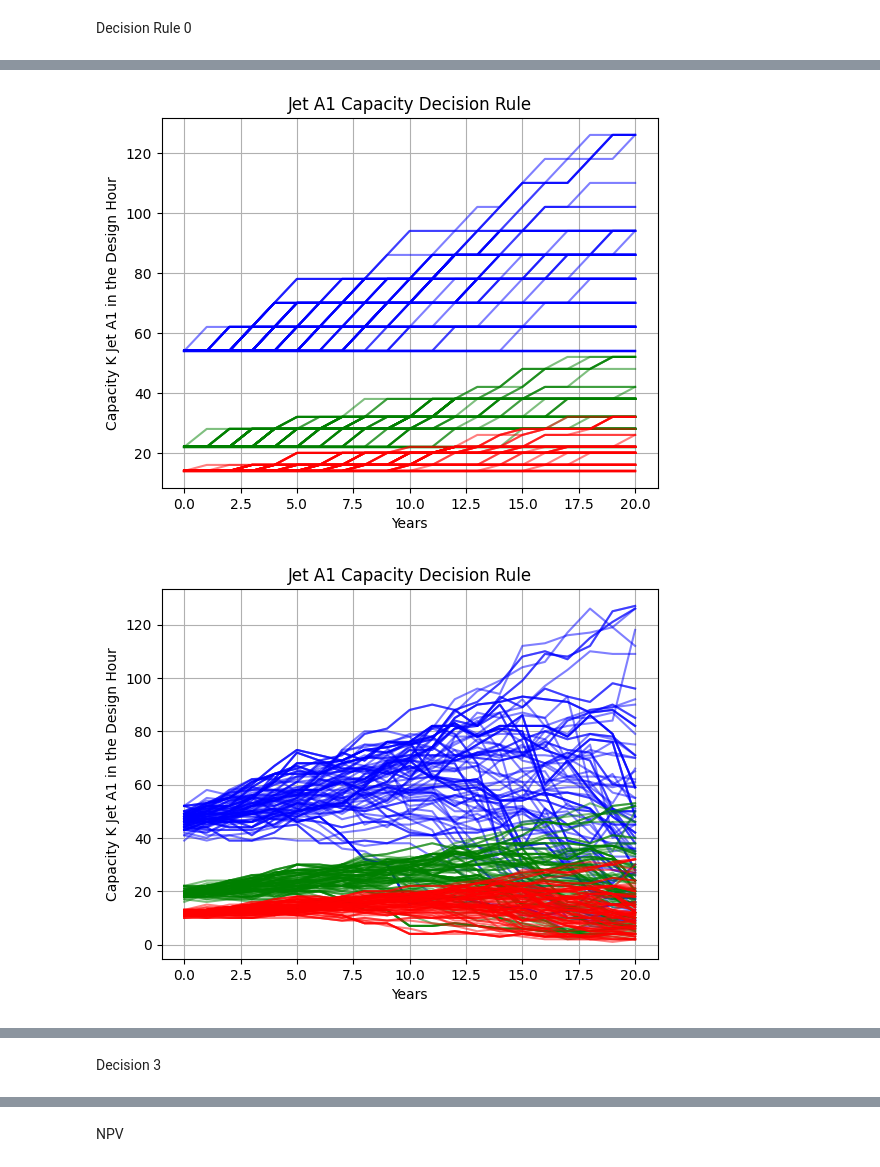
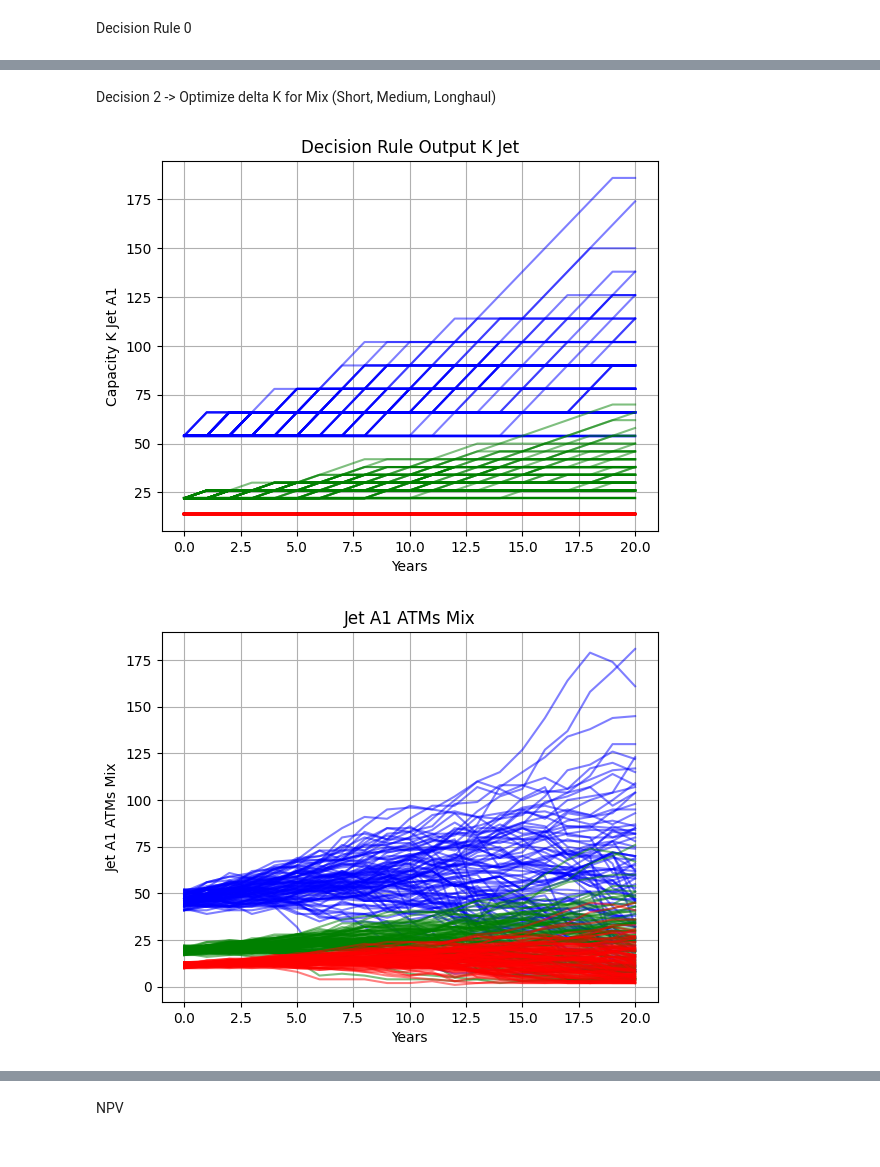
Before and after one commit to Oli767/Masterthesis, a Jupyter notebook: MT.ipynb, the cells around one changed output, grey strips where cells are left out. Saved outputs shown, nothing was run; the diff lists cells and outputs as text; code cells hidden in the pictures.

```diff
--- a/MT.ipynb
+++ b/MT.ipynb
@@ -84,7 +84,7 @@ Param = {
     "Dt0": 25000000,  # Demand at t0
     "dt": 1,  # Steptime in Years
     "Fth": 20,  # Time Horizon of Forecasts in Steptime
-    "No_Forecasts": 100,  # Number of Forecasts
+    "No_Forecasts": 1000,  # Number of Forecasts
     "No_Forecasts_plot": 100,  # Number of Forecasts to be plotted
     "mu": 0.042754330256447565,  # Average Demand growth per year
     "sigma": 0.05813761525452841,  # Volatility of Demand development per year
@@ -715,7 +715,7 @@ Parameters for Decision Rule Optimization
 Param["lower_theta"] = 0
 Param["upper_theta"] = 12
 Param["stepsize_theta"] = 1
-Param["lower_condition"] = -1
+Param["lower_condition"] = 0
 Param["upper_condition"] = 2
 Param["stepsize_condition"] = 1
 # %%
@@ -806,3 +805,5 @@ Decision 2
+# %% [markdown]
+Decision 2 -> Optimize delta K for Mix (Short, Medium, Longhaul)
 # %%
 delta_K_Jet_short = fn.Decision_Rule(
     Param,
@@ -841,60 +842,37 @@ delta_K_LH_medium = fn.Decision_Rule(
     d_ATM_LH_mix[:, :, 1],
     Parameter_Decision_2[5],
     Parameter_Decision_2[7],
 )
 delta_K_LH_long = fn.Decision_Rule(
     Param,
     Param["K0_LH"] * Param["Mix"][2],
     d_ATM_LH_mix[:, :, 2],
     Parameter_Decision_2[6],
     Parameter_Decision_2[7],
 )
 delta_K_LH_Decision_2 = np.stack(
     [delta_K_LH_short, delta_K_LH_medium, delta_K_LH_long], axis=2
 )
 
 k_Jet_Decision_2 = fn.Capacity_3D(Param, delta_K_Jet_Decision_2)
 
 fn.Scenario_plot(
     Param,
     k_Jet_Decision_2,
     True,
-    "Jet A1 Capacity Decision Rule",
-    "Capacity K Jet A1 in the Design Hour",
+    "Decision Rule Output K Jet",
+    "Capacity K Jet A1",
 )
 
-fn.Scenario_plot(
-    Param,
-    d_ATM_Jet_mix,
-    True,
-    "Jet A1 Capacity Decision Rule",
-    "Capacity K Jet A1 in the Design Hour",
-)
+fn.Scenario_plot(Param, d_ATM_Jet_mix, True, "Jet A1 ATMs Mix", "Jet A1 ATMs Mix")
 
 fn.Scenario_plot(
     Param,
     np.vstack((k_Jet_Decision_2, d_ATM_Jet_mix)),
     True,
-    "Jet A1 Capacity Decision Rule",
-    "Capacity K Jet A1 in the Design Hour",
+    "Decision Rule Output K Jet with ATMs",
+    "Capacity K Jet A1",
 )
-
-k_LH_Decision_2 = fn.Capacity_3D(Param, delta_K_LH_Decision_2, True)
-
-fn.Scenario_plot(
-    Param,
-    d_ATM_LH_mix,
-    True,
-    "LH2 Capacity Decision Rule",
-    "Capacity K LH2 in the Design Hour",
-)
-fn.Scenario_plot(
-    Param,
-    np.vstack((k_LH_Decision_2, d_ATM_LH_mix)),
-    True,
-    "LH2 Capacity Decision Rule",
-    "Capacity K LH2 in the Design Hour",
-)
 # %% [output]
-[figure, old version]
+[figure, new version]
-[figure, old version]
+[figure, new version]
@@ -904,2 +879,0 @@ fn.Scenario_plot(
-# %% [markdown]
-Decision 3
```
Also changed, not shown: parts of 22 cells of this notebook, 1 other file.
